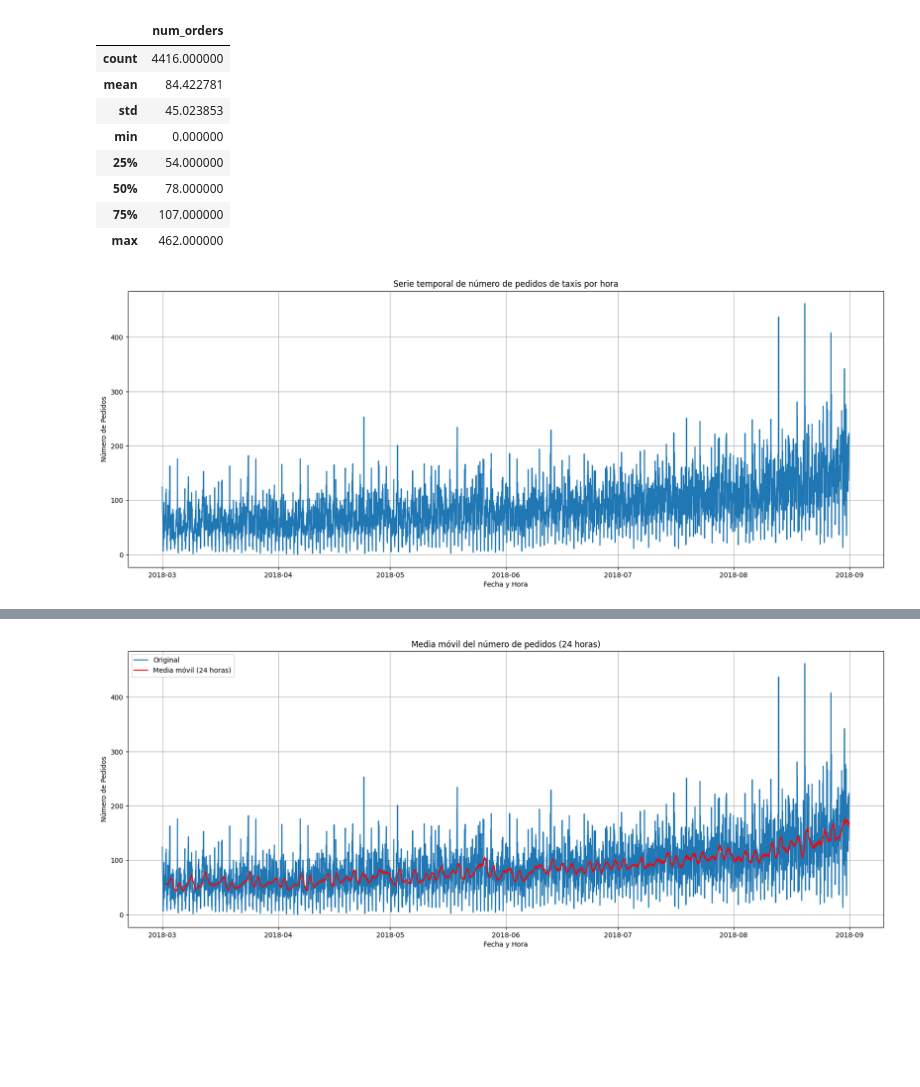
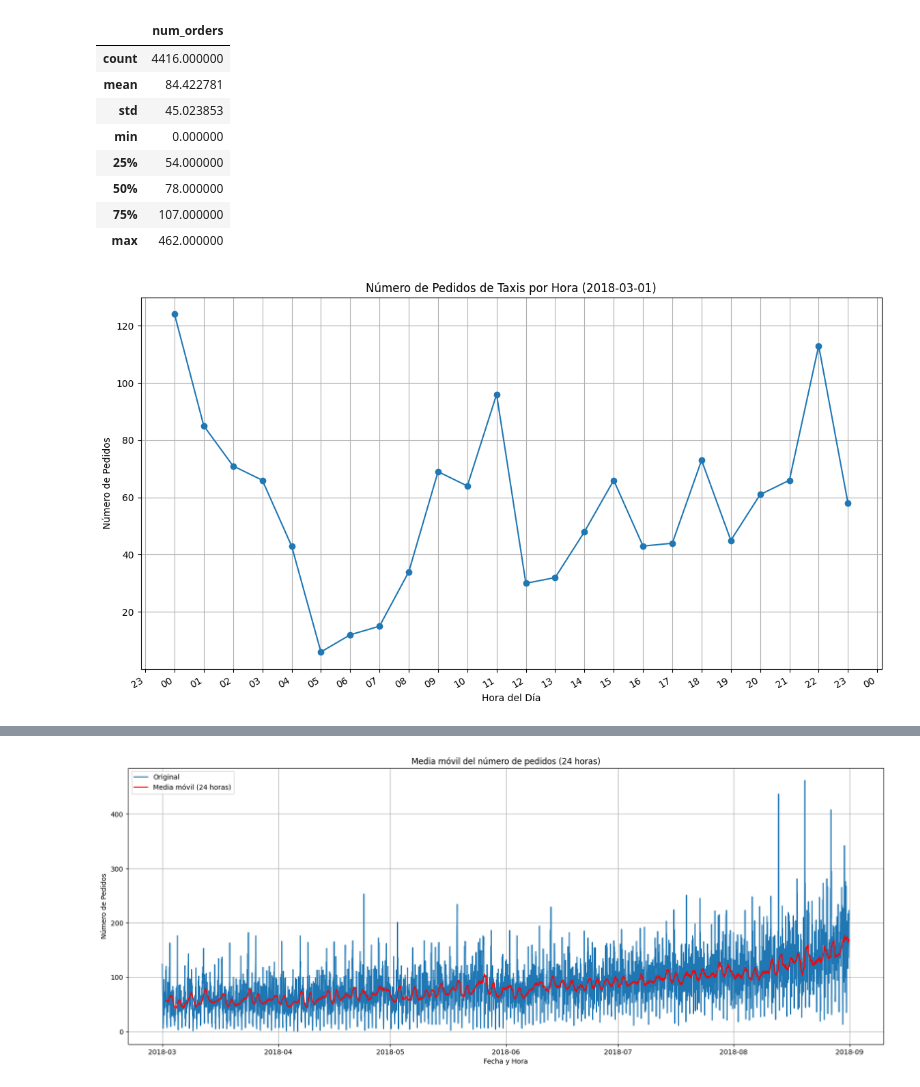
Before and after one commit to ErayFaSol/proyectosDataScience, a Jupyter notebook: proyecto13.ipynb, the cells around one changed output, grey strips where cells are left out. Saved outputs shown, nothing was run; the diff lists cells and outputs as text; code cells hidden in the pictures; blank space fills up the shorter version.

```diff
--- a/proyecto13.ipynb
+++ b/proyecto13.ipynb
@@ -95,16 +95,3 @@ Estadísticas descriptivas de los datos remuestreados:
 | 50% | 78.000000 |
 | 75% | 107.000000 |
 | max | 462.000000 |
-# %%
-# Análisis de estacionalidad y tendencias
-plt.figure(figsize=(20, 25))
-
-# Plot de la serie temporal completa
-plt.subplot(3, 1, 1)
-plt.plot(data_resampled.index, data_resampled['num_orders'])
-plt.title('Serie temporal de número de pedidos de taxis por hora')
-plt.xlabel('Fecha y Hora')
-plt.ylabel('Número de Pedidos')
-plt.grid(True)
-# %% [output]
-[figure, removed]
@@ -110,0 +104,19 @@ plt.grid(True)
+# %%
+# Filtrar datos para un día específico (por ejemplo, 2018-03-01)
+specific_day = '2018-03-01'
+data_day = data_resampled.loc[specific_day]
+
+plt.figure(figsize=(14, 8))
+plt.plot(data_day.index, data_day['num_orders'], marker='o')
+plt.title(f'Número de Pedidos de Taxis por Hora ({specific_day})')
+plt.xlabel('Hora del Día')
+plt.ylabel('Número de Pedidos')
+plt.grid(True)
+# Formatear las etiquetas del eje X para que muestren solo la hora
+plt.gca().xaxis.set_major_formatter(mdates.DateFormatter('%H'))
+plt.gca().xaxis.set_major_locator(mdates.HourLocator(interval=1))
+plt.gcf().autofmt_xdate()  # Ajustar automáticamente el formato de la fecha
+
+plt.show()
+# %% [output]
+[figure, added]
```
Also changed, not shown: parts of 6 cells of this notebook.
